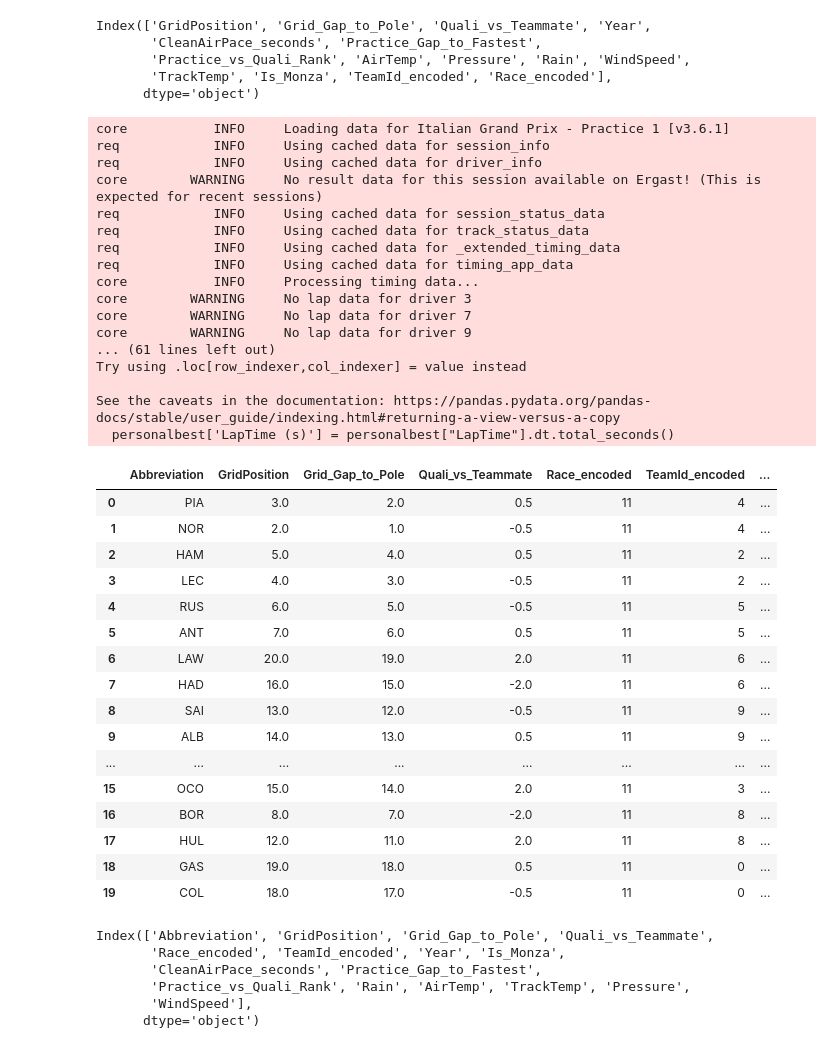
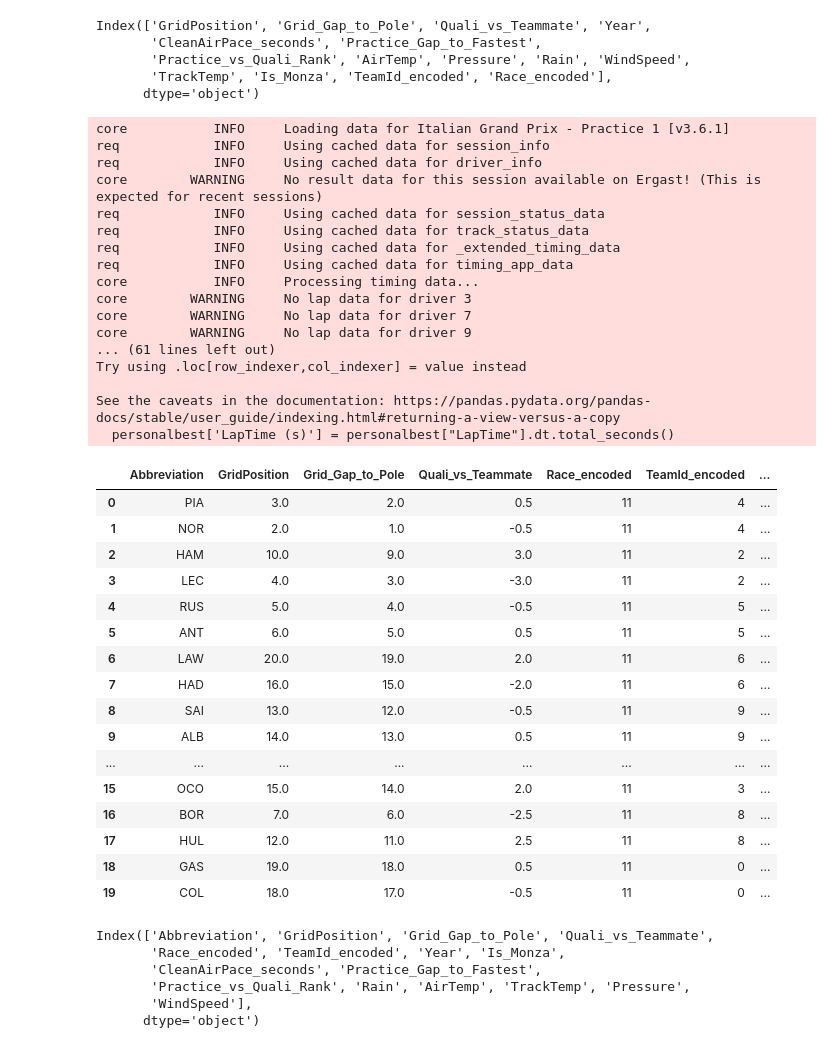
Before and after one commit to crystalcheong/formula-uno, a Jupyter notebook: monza_prediction.ipynb, the cells around one changed output. Drawn from its saved outputs; the diff is of its cells as text; code cells hidden in the pictures.

```diff
--- a/monza_prediction.ipynb
+++ b/monza_prediction.ipynb
@@ -692,12 +692,12 @@ grid_positions = {
     'NOR': 2.0,
     'PIA': 3.0,
     'LEC': 4.0,
-    'HAM': 5.0,
-    'RUS': 6.0,
-    'ANT': 7.0,
-    'BOR': 8.0,
-    'ALO': 9.0,
-    'TSU': 10.0,
+    'RUS': 5.0,
+    'ANT': 6.0,
+    'BOR': 7.0,
+    'ALO': 8.0,
+    'TSU': 9.0,
+    'HAM': 10.0,
     'BEA': 11.0,
     'HUL': 12.0,
     'SAI': 13.0,
@@ -738,45 +738,45 @@ predict_df['AirTemp'] = 27.000000
 predict_df['TrackTemp']=44.000000
 predict_df['Pressure']=1017.100000
 predict_df['WindSpeed']=2.777800
 
 
 predict_df.drop(columns=['TeamId'],inplace=True)
 predict_df.drop(columns=['Race'],inplace=True)
 
 predict_df
 # %% [output]
 core           INFO     Loading data for Italian Grand Prix - Practice 1 [v3.6.1]
 req            INFO     Using cached data for session_info
 req            INFO     Using cached data for driver_info
 core        WARNING     No result data for this session available on Ergast! (This is expected for recent sessions)
 req            INFO     Using cached data for session_status_data
 req            INFO     Using cached data for track_status_data
 req            INFO     Using cached data for _extended_timing_data
 req            INFO     Using cached data for timing_app_data
 core           INFO     Processing timing data...
 core        WARNING     No lap data for driver 3
 core        WARNING     No lap data for driver 7
 core        WARNING     No lap data for driver 9
 ... (61 lines left out)
 Try using .loc[row_indexer,col_indexer] = value instead
 
 See the caveats in the documentation: https://pandas.pydata.org/pandas-docs/stable/user_guide/indexing.html#returning-a-view-versus-a-copy
   personalbest['LapTime (s)'] = personalbest["LapTime"].dt.total_seconds()
 |  | Abbreviation | GridPosition | Grid_Gap_to_Pole | Quali_vs_Teammate | Race_encoded | TeamId_encoded | ... |
 | 0 | PIA | 3.0 | 2.0 | 0.5 | 11 | 4 | ... |
 | 1 | NOR | 2.0 | 1.0 | -0.5 | 11 | 4 | ... |
-| 2 | HAM | 5.0 | 4.0 | 0.5 | 11 | 2 | ... |
-| 3 | LEC | 4.0 | 3.0 | -0.5 | 11 | 2 | ... |
-| 4 | RUS | 6.0 | 5.0 | -0.5 | 11 | 5 | ... |
-| 5 | ANT | 7.0 | 6.0 | 0.5 | 11 | 5 | ... |
+| 2 | HAM | 10.0 | 9.0 | 3.0 | 11 | 2 | ... |
+| 3 | LEC | 4.0 | 3.0 | -3.0 | 11 | 2 | ... |
+| 4 | RUS | 5.0 | 4.0 | -0.5 | 11 | 5 | ... |
+| 5 | ANT | 6.0 | 5.0 | 0.5 | 11 | 5 | ... |
 | 6 | LAW | 20.0 | 19.0 | 2.0 | 11 | 6 | ... |
 | 7 | HAD | 16.0 | 15.0 | -2.0 | 11 | 6 | ... |
 | 8 | SAI | 13.0 | 12.0 | -0.5 | 11 | 9 | ... |
 | 9 | ALB | 14.0 | 13.0 | 0.5 | 11 | 9 | ... |
 | ... | ... | ... | ... | ... | ... | ... | ... |
 | 15 | OCO | 15.0 | 14.0 | 2.0 | 11 | 3 | ... |
-| 16 | BOR | 8.0 | 7.0 | -2.0 | 11 | 8 | ... |
-| 17 | HUL | 12.0 | 11.0 | 2.0 | 11 | 8 | ... |
+| 16 | BOR | 7.0 | 6.0 | -2.5 | 11 | 8 | ... |
+| 17 | HUL | 12.0 | 11.0 | 2.5 | 11 | 8 | ... |
 | 18 | GAS | 19.0 | 18.0 | 0.5 | 11 | 0 | ... |
 | 19 | COL | 18.0 | 17.0 | -0.5 | 11 | 0 | ... |
 # %%
```
Also changed, not shown: parts of 2 cells of this notebook.
